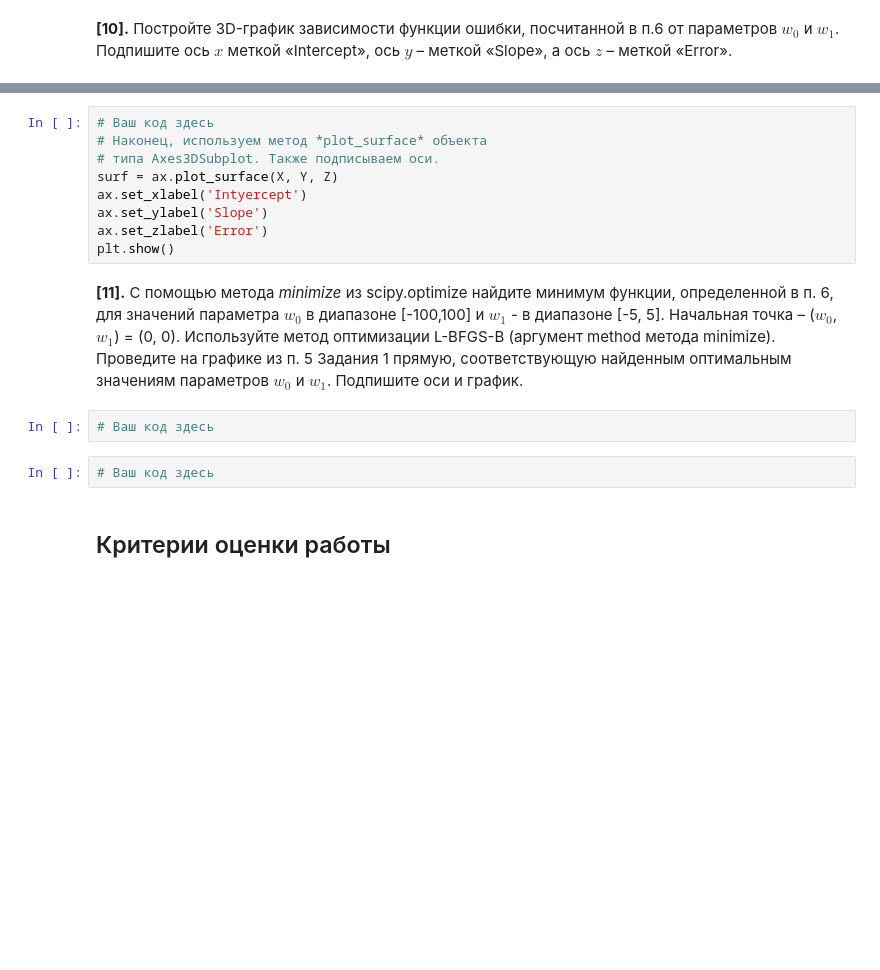
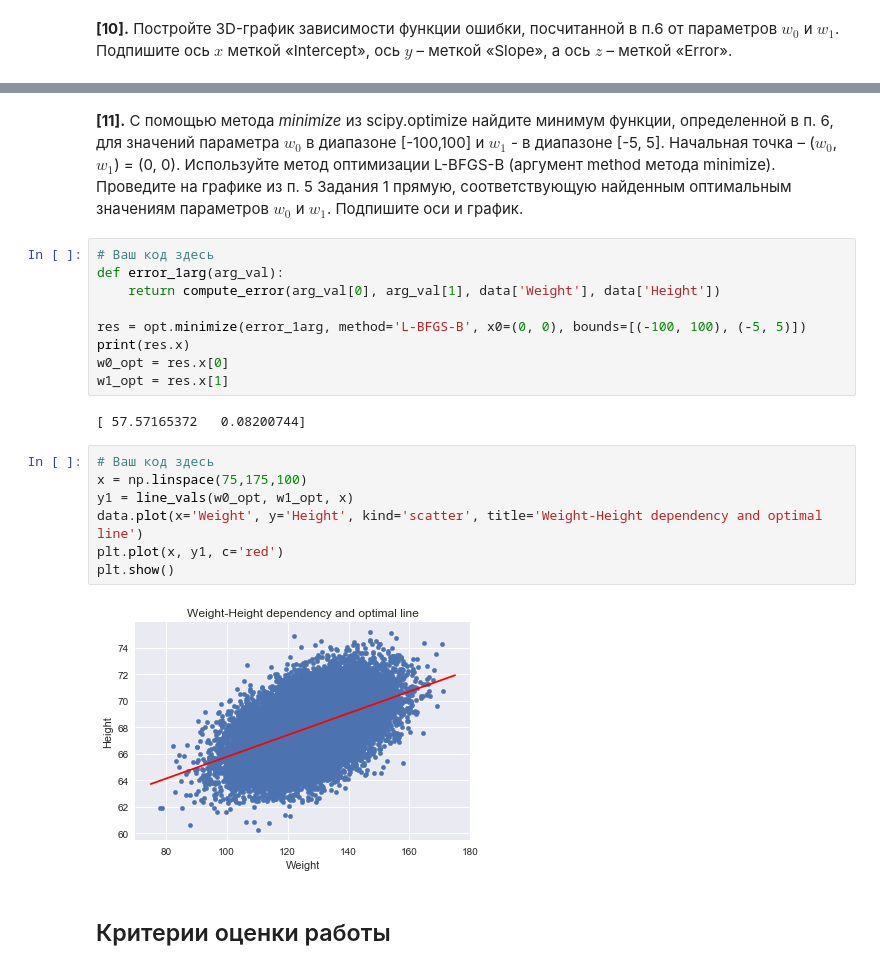
Before and after one commit to diman4ik/YandexML, a Jupyter notebook: Learning with teacher/week1/peer_review_linreg_height_weight.ipynb, the cells around one changed output, grey strips where cells are left out. Drawn from its saved outputs; the diff is of its cells as text; blank space fills up the shorter version.

```diff
--- a/Learning with teacher/week1/peer_review_linreg_height_weight.ipynb
+++ b/Learning with teacher/week1/peer_review_linreg_height_weight.ipynb
@@ -303,18 +273,25 @@ print(len(Z[0]))
-# %%
-# Ваш код здесь
-# Наконец, используем метод *plot_surface* объекта
-# типа Axes3DSubplot. Также подписываем оси.
-surf = ax.plot_surface(X, Y, Z)
-ax.set_xlabel('Intyercept')
-ax.set_ylabel('Slope')
-ax.set_zlabel('Error')
-plt.show()
 # %% [markdown]
 **[11].** С помощью метода *minimize* из scipy.optimize найдите минимум функции, определенной в п. 6, для значений параметра $w_0$ в диапазоне [-100,100] и $w_1$ - в диапазоне [-5, 5]. Начальная точка – ($w_0$, $w_1$) = (0, 0). Используйте метод оптимизации L-BFGS-B (аргумент method метода minimize). Проведите на графике из п. 5 Задания 1 прямую, соответствующую найденным оптимальным значениям параметров $w_0$ и $w_1$. Подпишите оси и график.
-# %%
-# Ваш код здесь
-# %%
-# Ваш код здесь
+# %%
+# Ваш код здесь
+def error_1arg(arg_val):
+    return compute_error(arg_val[0], arg_val[1], data['Weight'], data['Height'])
+
+res = opt.minimize(error_1arg, method='L-BFGS-B', x0=(0, 0), bounds=[(-100, 100), (-5, 5)])
+print(res.x)
+w0_opt = res.x[0]
+w1_opt = res.x[1]
+# %% [output]
+[ 57.57165372   0.08200744]
+# %%
+# Ваш код здесь
+x = np.linspace(75,175,100)
+y1 = line_vals(w0_opt, w1_opt, x)
+data.plot(x='Weight', y='Height', kind='scatter', title='Weight-Height dependency and optimal line')
+plt.plot(x, y1, c='red')
+plt.show()
+# %% [output]
+[figure, added]
 # %% [markdown]
 ## Критерии оценки работы
 # %% [markdown]
```
Also changed, not shown: parts of 11 cells of this notebook.
